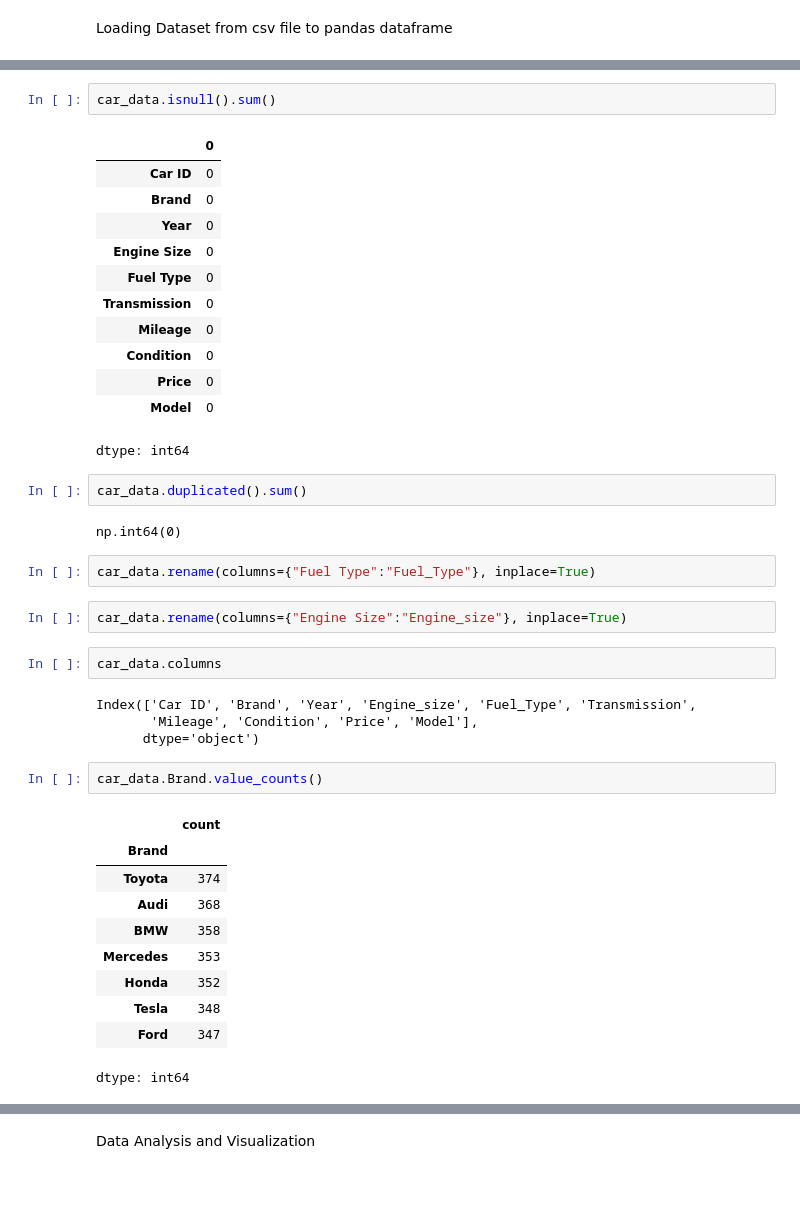
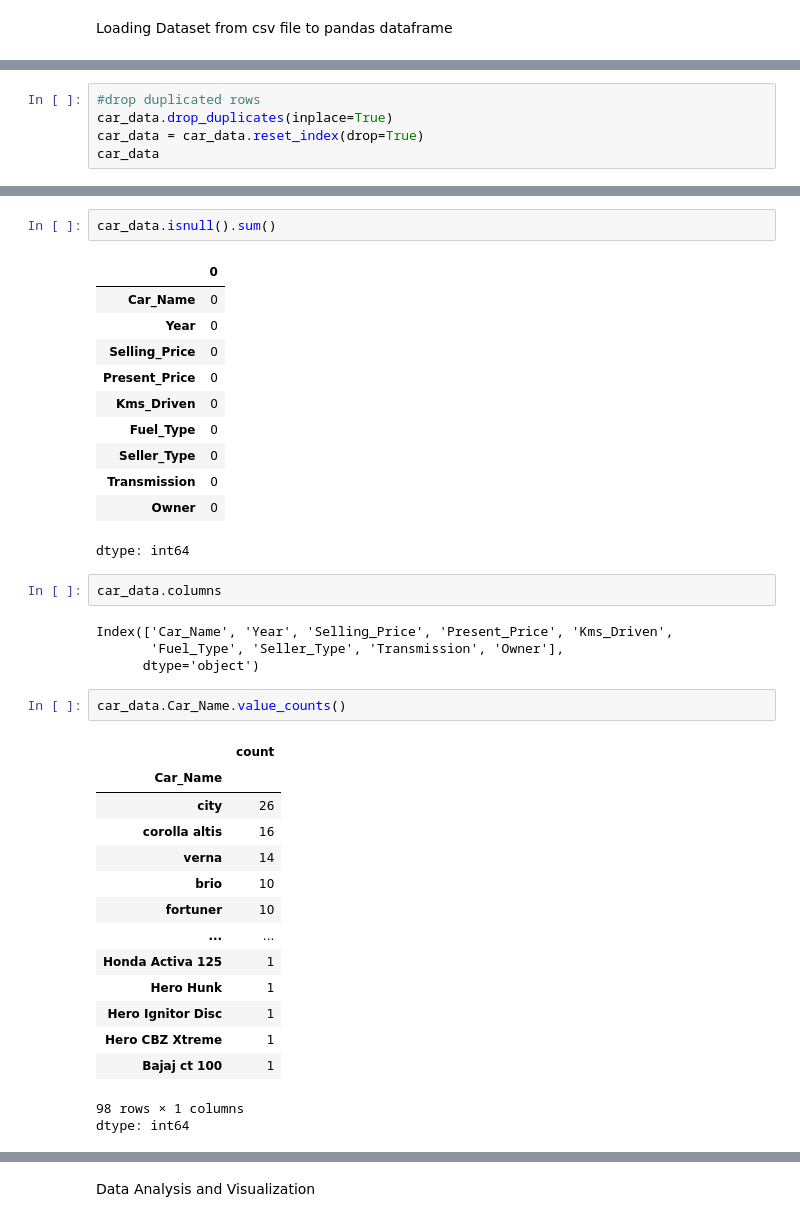
Before and after one commit to AichaELMouta/Car_Price_Prediction, a Jupyter notebook: car_price_prediction.ipynb, the cells around one changed output, grey strips where cells are left out. Cells and saved outputs as stored; diff of their text form; blank space fills up the shorter version.

```diff
--- a/car_price_prediction.ipynb
+++ b/car_price_prediction.ipynb
@@ -67,0 +80,5 @@ memory usage: 195.4+ KB
+# %%
+#drop duplicated rows
+car_data.drop_duplicates(inplace=True)
+car_data = car_data.reset_index(drop=True)
+car_data
@@ -69,43 +100,39 @@ memory usage: 195.4+ KB
 car_data.isnull().sum()
 # %% [output]
 |  | 0 |
-| Car ID | 0 |
-| Brand | 0 |
+| Car_Name | 0 |
 | Year | 0 |
-| Engine Size | 0 |
-| Fuel Type | 0 |
+| Selling_Price | 0 |
+| Present_Price | 0 |
+| Kms_Driven | 0 |
+| Fuel_Type | 0 |
+| Seller_Type | 0 |
 | Transmission | 0 |
-| Mileage | 0 |
-| Condition | 0 |
-| Price | 0 |
-| Model | 0 |
+| Owner | 0 |
 dtype: int64
-# %%
-car_data.duplicated().sum()
-# %% [output]
-np.int64(0)
-# %%
-car_data.rename(columns={"Fuel Type":"Fuel_Type"}, inplace=True)
-# %%
-car_data.rename(columns={"Engine Size":"Engine_size"}, inplace=True)
 # %%
 car_data.columns
 # %% [output]
-Index(['Car ID', 'Brand', 'Year', 'Engine_size', 'Fuel_Type', 'Transmission',
-       'Mileage', 'Condition', 'Price', 'Model'],
+Index(['Car_Name', 'Year', 'Selling_Price', 'Present_Price', 'Kms_Driven',
+       'Fuel_Type', 'Seller_Type', 'Transmission', 'Owner'],
       dtype='object')
 # %%
-car_data.Brand.value_counts()
+car_data.Car_Name.value_counts()
 # %% [output]
 |  | count |
-| Brand |  |
-| Toyota | 374 |
-| Audi | 368 |
-| BMW | 358 |
-| Mercedes | 353 |
-| Honda | 352 |
-| Tesla | 348 |
-| Ford | 347 |
+| Car_Name |  |
+| city | 26 |
+| corolla altis | 16 |
+| verna | 14 |
+| brio | 10 |
+| fortuner | 10 |
+| ... | ... |
+| Honda Activa 125 | 1 |
+| Hero Hunk | 1 |
+| Hero Ignitor Disc | 1 |
+| Hero CBZ Xtreme | 1 |
+| Bajaj ct 100 | 1 |
+98 rows × 1 columns
 dtype: int64
 # %%
 #checking the categorical data
```
Also changed, not shown: parts of 12 cells of this notebook.
